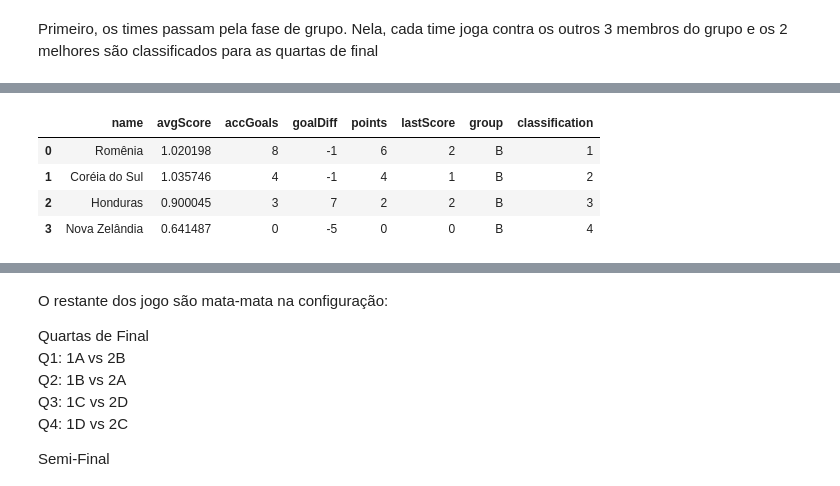
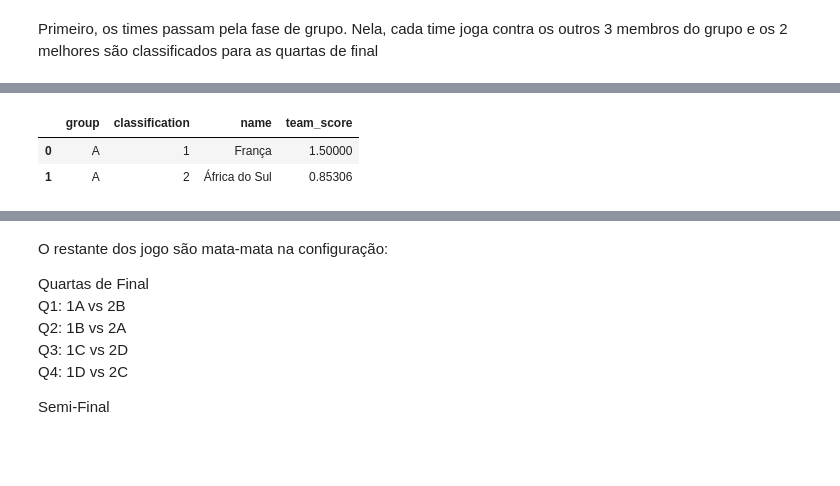
Before and after one commit to SLMath/DS_SoccerSimulation-Python, a Jupyter notebook: Soccer_Olimpic_Games_Python_POO_Pandas.ipynb, the cells around one changed output, grey strips where cells are left out. Cells and saved outputs as stored; diff of their text form; code cells hidden in the pictures; blank space fills up the shorter version.

```diff
--- a/Soccer_Olimpic_Games_Python_POO_Pandas.ipynb
+++ b/Soccer_Olimpic_Games_Python_POO_Pandas.ipynb
@@ -24,7 +24,7 @@ Investigar as probabilidades dos resultados de futebol nas Olimpíadas de Tóqui
 # %%
 import pandas as pd
 
-data = pd.read_csv('https://github.com/SLMath/pandas-dataframe/blob/main/dados-futebol-olimpiada.csv', index_col=0)
+data = pd.read_csv('https://raw.githubusercontent.com/SLMath/pandas-dataframe/main/dados-futebol-olimpiada.csv', index_col=0)
 display(data)
 data.info()
 # %% [output]
@@ -90,5 +110,5 @@ def plotGroup(group):
     # plt.savefig('grupo' + grupo + '.png', transparent = True)
 # %%
 for group in data['Grupo'].unique():
-  plotGroup(group)
+  plot_group(data, group)
 # %% [output]
@@ -168,0 +128,6 @@ plt.grid(axis='y', alpha=0.75)
+# %%
+# Creating a Quadratic Relative Score
+max_mean_score = 1.5 # set a max score for the best team
+max_FIFA_score = data['Pontuação FIFA (07/04)'].max()
+data['Quad Rel Score'] = max_mean_score * ((data['Pontuação FIFA (07/04)'] / max_FIFA_score) ** 2)
+display(data)
@@ -295,45 +327,40 @@ loser: name: Egito, points: 2, goalDiff -2, accGoals: 1
 # %% [markdown]
 Primeiro, os times passam pela fase de grupo. Nela, cada time joga contra os outros 3 membros do grupo e os 2 melhores são classificados para as quartas de final
 # %%
-# returns the two classified as a DataFrame
-def simulateGroupMatches(data, group: str, verbose: bool = True):
+# simulate all matches between the 4 teams and returns the 2 classified as a DataFrame
+def simulate_group_matches(data: pd.DataFrame, group: str, verbose: bool = True):
   # get Group Data
   if verbose: print('Grupo', group)
-  groupData = data.loc[data['Grupo'] == group]
-  assert groupData.size != 4, "the group must have 4 elements"
-  # get teams from group
-  groupTeams = []
-  for i, team in groupData.iterrows():
-    groupTeams.append(Team(name= team['País']))
+  group_df = data[data['Grupo'] == group]
+  assert group_df.size != 4, "the group must have 4 elements"
+
+  # create Team objetcs for group
+  group_teams = [Team(name= country) for country in group_df['País']]
+
   # simulate each match on the group
-  groupRivals = groupTeams.copy()
-  for team1 in groupTeams:
-    groupRivals.remove(team1)
-    for team2 in groupRivals:
-      result, _, _ = team1 * team2
+  group_rivals = group_teams.copy()
+  for team1 in group_teams:
+    group_rivals.remove(team1)
+
+    for team2 in group_rivals:
+      result, *_ = team1 * team2
       if verbose: print(result)
-  # get teams from group
-  dfGroupTeams = pd.DataFrame([vars(teamObj) for teamObj in groupTeams])
-  dfGroupTeams['group'] = group
-  dfGroupTeams.sort_values(['points', 'goalDiff', 'accGoals'],
-                           ascending= False,
-                           inplace= True,
-                           ignore_index= True)
-  dfGroupTeams['classification'] = dfGroupTeams.index + 1
-  if verbose: display(dfGroupTeams)
-  return dfGroupTeams[['group', 'classification', 'name', 'avgScore']].loc[dfGroupTeams['classification'] <= 2]
 
-# returns the two classified from each group in a df
-def simulateGroupPhase(data, verbose: bool = True):
-  dfClassifieds = pd.DataFrame()
-  for group in np.sort(data['Grupo'].unique()):
-    groupeClassifieds = simulateGroupMatches(data, group, verbose)
-    dfClassifieds = dfClassifieds.append(groupeClassifieds, ignore_index= True)
-    if verbose: print()
-  if verbose: print('Classified Teams')
-  if verbose: display(dfClassifieds)
-  return dfClassifieds
+  # transform list of Team objects into a DataFrame
+  group_teams_df = pd.DataFrame(vars(team) for team in group_teams) # vars -> __dict__ function: default in a class is to create a dict { all_properties : value }
+  group_teams_df['group'] = group
 
-classifiedTeams = simulateGroupPhase(data)
+  # Classify the teams according to firts its points, second its goals diff score, and thirs its accumulate goals
+  group_teams_df.sort_values(
+      ['points', 'goal_diff', 'acc_goals'],
+      ascending= False,
+      inplace= True,
+      ignore_index= True)
+  group_teams_df['classification'] = group_teams_df.index + 1
+  if verbose: display(group_teams_df)
+
+  return group_teams_df[['group', 'classification', 'name', 'team_score']][group_teams_df['classification'] <= 2]
+
+simulate_group_matches(data, "A")
 # %% [output]
 Grupo A
@@ -358,5 +378,3 @@ Coréia do Sul 1 x 0 Nova Zelândia
-|  | name | avgScore | accGoals | goalDiff | points | lastScore | group | classification |
-| 0 | Romênia | 1.020198 | 8 | -1 | 6 | 2 | B | 1 |
-| 1 | Coréia do Sul | 1.035746 | 4 | -1 | 4 | 1 | B | 2 |
-| 2 | Honduras | 0.900045 | 3 | 7 | 2 | 2 | B | 3 |
-| 3 | Nova Zelândia | 0.641487 | 0 | -5 | 0 | 0 | B | 4 |
+|  | group | classification | name | team_score |
+| 0 | A | 1 | França | 1.50000 |
+| 1 | A | 2 | África do Sul | 0.85306 |
```
Also changed, not shown: parts of 33 cells of this notebook.
